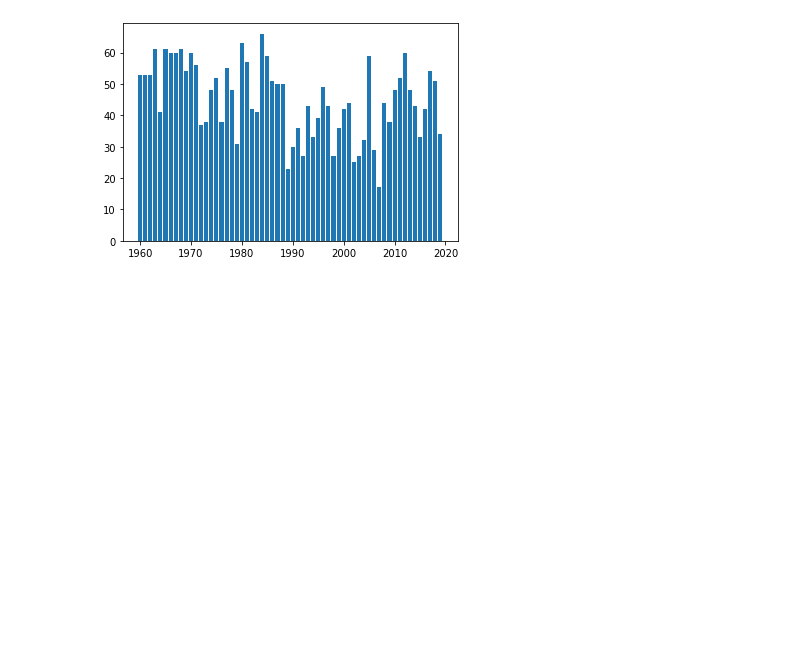
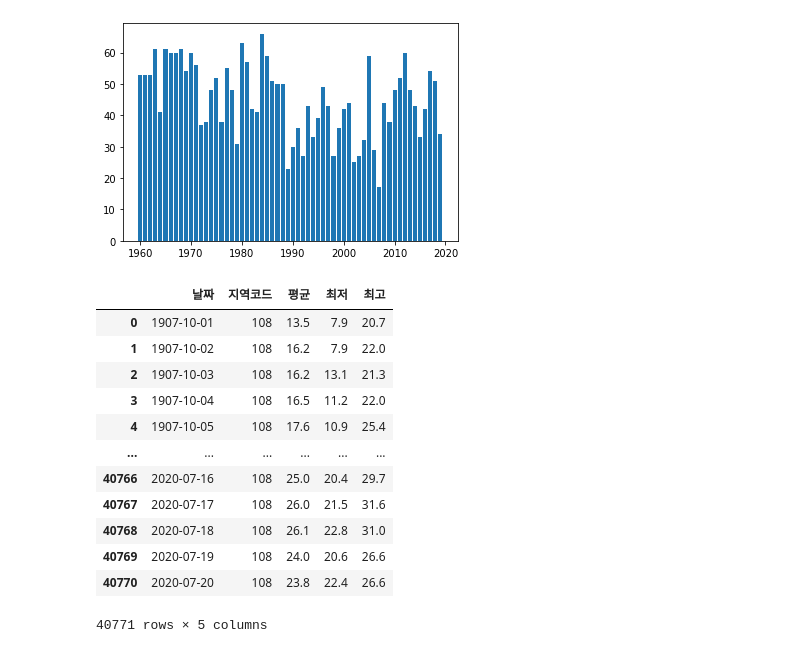
Before and after one commit to greatsong/2020_public_data_analysis, a Jupyter notebook: 우리나라는 점점 여름과 겨울이 길어지고 있을까.ipynb, the cells around one changed output. Cells and saved outputs as stored; diff of their text form; code cells hidden in the pictures; blank space fills up the shorter version.

```diff
--- a/우리나라는 점점 여름과 겨울이 길어지고 있을까.ipynb
+++ b/우리나라는 점점 여름과 겨울이 길어지고 있을까.ipynb
@@ -171,3 +176,21 @@ plt.bar(result.keys(), result.values())
 plt.show()
 # %% [output]
 [figure]
+# %%
+import pandas as pd
+df = pd.read_csv('ta_20200721103344_header.csv', encoding = 'cp949')
+df
+# %% [output]
+|  | 날짜 | 지역코드 | 평균 | 최저 | 최고 |
+| 0 | 1907-10-01 | 108 | 13.5 | 7.9 | 20.7 |
+| 1 | 1907-10-02 | 108 | 16.2 | 7.9 | 22.0 |
+| 2 | 1907-10-03 | 108 | 16.2 | 13.1 | 21.3 |
+| 3 | 1907-10-04 | 108 | 16.5 | 11.2 | 22.0 |
+| 4 | 1907-10-05 | 108 | 17.6 | 10.9 | 25.4 |
+| ... | ... | ... | ... | ... | ... |
+| 40766 | 2020-07-16 | 108 | 25.0 | 20.4 | 29.7 |
+| 40767 | 2020-07-17 | 108 | 26.0 | 21.5 | 31.6 |
+| 40768 | 2020-07-18 | 108 | 26.1 | 22.8 | 31.0 |
+| 40769 | 2020-07-19 | 108 | 24.0 | 20.6 | 26.6 |
+| 40770 | 2020-07-20 | 108 | 23.8 | 22.4 | 26.6 |
+40771 rows × 5 columns
```
Also changed, not shown: parts of 16 cells of this notebook.
